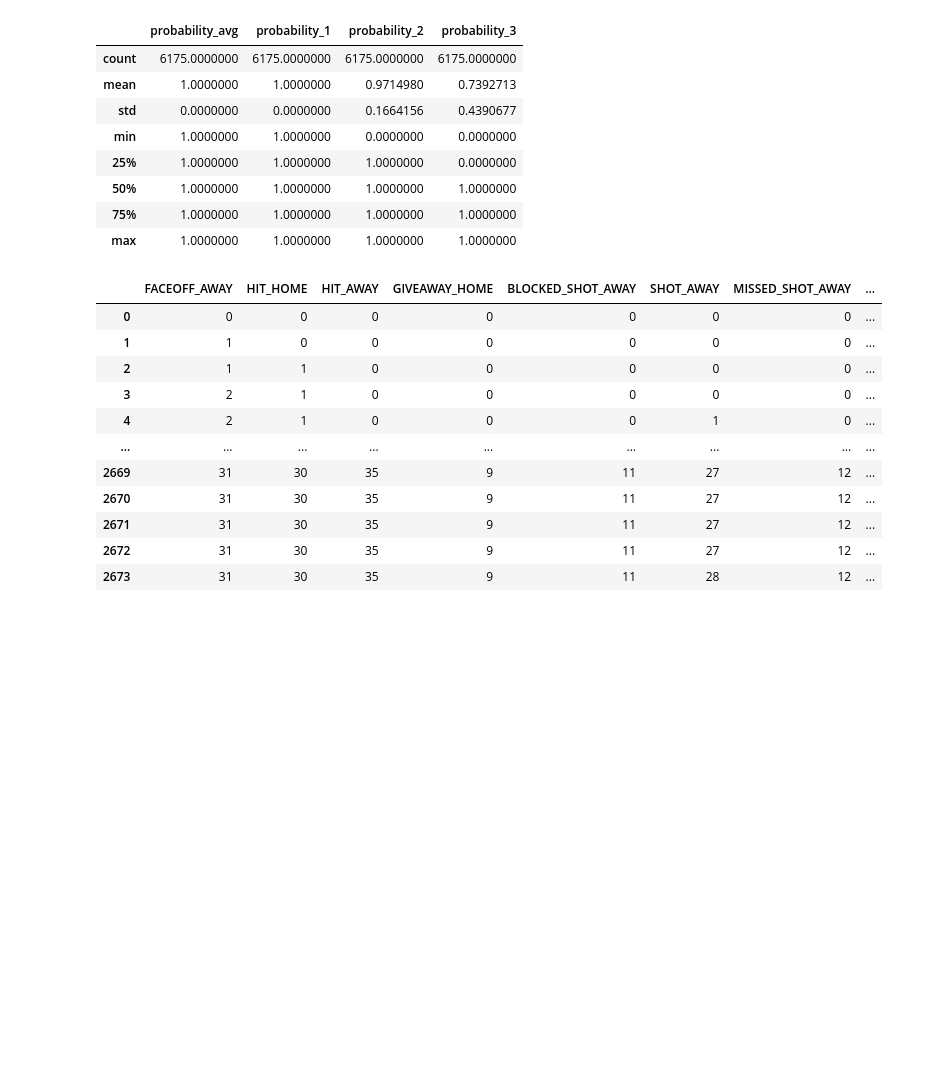
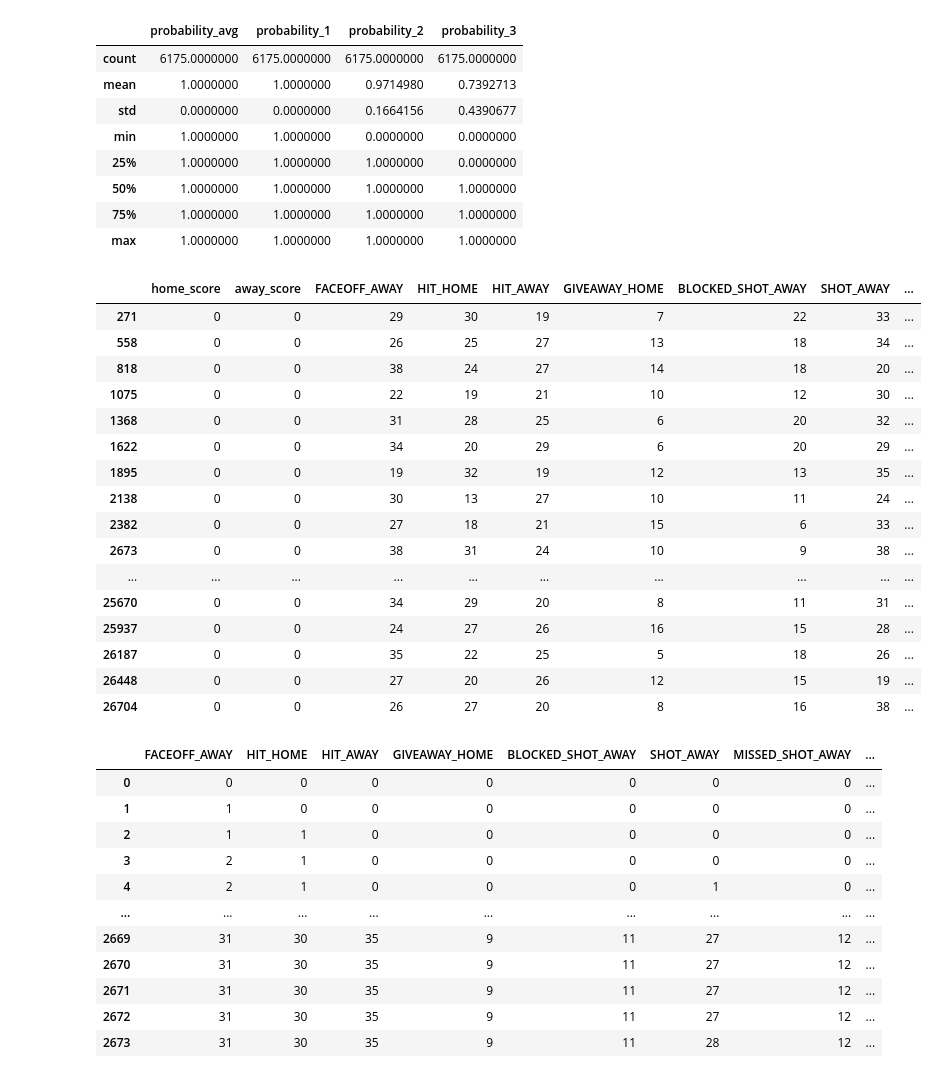
Before and after one commit to jeffxhansen/NHL_Win_Predictor, a Jupyter notebook: jeff.ipynb, the cells around one changed output. Cells and saved outputs as stored; diff of their text form; code cells hidden in the pictures; blank space fills up the shorter version.

Commit message:
simulated 100 games

```diff
--- a/jeff.ipynb
+++ b/jeff.ipynb
@@ -537,7 +537,7 @@ samples = kde.sample(100000).astype(int).flatten()
 # %%
 # simulate the frickin game
 
-n_games = 10
+n_games = 100
 i = 0
 
 games = []
@@ -589,6 +589,30 @@ for game_id in range(n_games):
 # %%
 games_full = pd.concat(games).reset_index(drop=True)
 games_full.to_csv("data/simulated_games.csv", index=False)
+# %%
+last_rows = games_full['game_id'] != games_full['game_id'].shift(-1)
+
+last_rows_df = games_full[last_rows].copy()
+last_rows_df = movecol(last_rows_df, cols_to_move=['home_score', 'away_score'], ref_col='FACEOFF_AWAY', place='Before')
+display(last_rows_df)
+# %% [output]
+|  | home_score | away_score | FACEOFF_AWAY | HIT_HOME | HIT_AWAY | GIVEAWAY_HOME | BLOCKED_SHOT_AWAY | SHOT_AWAY | ... |
+| 271 | 0 | 0 | 29 | 30 | 19 | 7 | 22 | 33 | ... |
+| 558 | 0 | 0 | 26 | 25 | 27 | 13 | 18 | 34 | ... |
+| 818 | 0 | 0 | 38 | 24 | 27 | 14 | 18 | 20 | ... |
+| 1075 | 0 | 0 | 22 | 19 | 21 | 10 | 12 | 30 | ... |
+| 1368 | 0 | 0 | 31 | 28 | 25 | 6 | 20 | 32 | ... |
+| 1622 | 0 | 0 | 34 | 20 | 29 | 6 | 20 | 29 | ... |
+| 1895 | 0 | 0 | 19 | 32 | 19 | 12 | 13 | 35 | ... |
+| 2138 | 0 | 0 | 30 | 13 | 27 | 10 | 11 | 24 | ... |
+| 2382 | 0 | 0 | 27 | 18 | 21 | 15 | 6 | 33 | ... |
+| 2673 | 0 | 0 | 38 | 31 | 24 | 10 | 9 | 38 | ... |
+| ... | ... | ... | ... | ... | ... | ... | ... | ... | ... |
+| 25670 | 0 | 0 | 34 | 29 | 20 | 8 | 11 | 31 | ... |
+| 25937 | 0 | 0 | 24 | 27 | 26 | 16 | 15 | 28 | ... |
+| 26187 | 0 | 0 | 35 | 22 | 25 | 5 | 18 | 26 | ... |
+| 26448 | 0 | 0 | 27 | 20 | 26 | 12 | 15 | 19 | ... |
+| 26704 | 0 | 0 | 26 | 27 | 20 | 8 | 16 | 38 | ... |
 # %%
 display(games_full)
 # %% [output]
```
Also changed, not shown: parts of 1 cell of this notebook, 1 other file.
